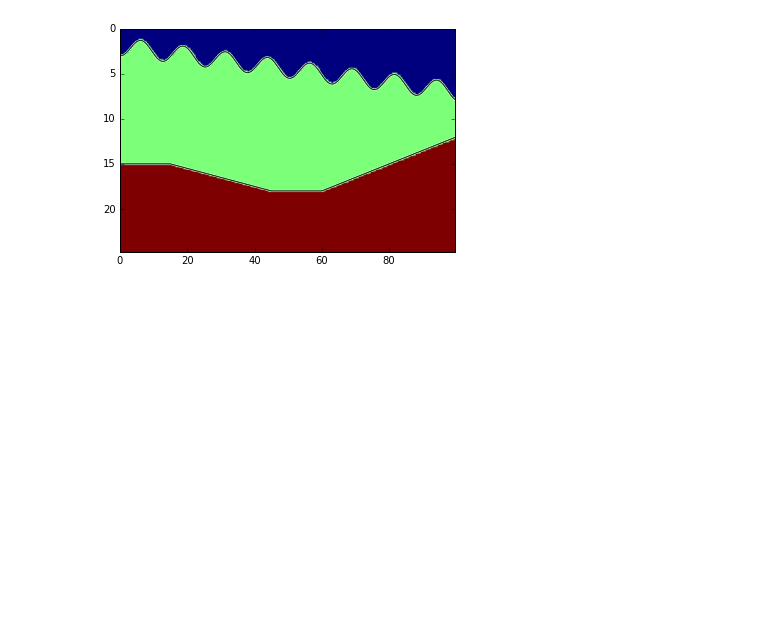
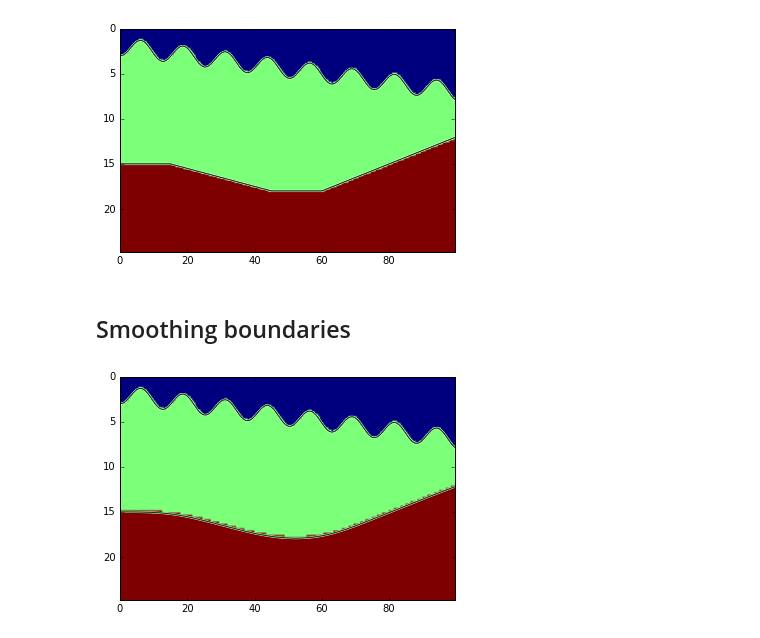
Before and after one commit to rvbelefonte/PyVM, a Jupyter notebook: examples/layer_boundaries.ipynb, the cells around one changed output. Drawn from its saved outputs; the diff is of its cells as text; code cells hidden in the pictures; blank space fills up the shorter version.

Commit message:
adds smoothing to boundary example

```diff
--- a/examples/layer_boundaries.ipynb
+++ b/examples/layer_boundaries.ipynb
@@ -68,3 +68,14 @@ vm.define_constant_layer_velocity(1, 2.5)
 vm.plot()
 # %% [output]
 [figure]
+# %% [markdown]
+## Smoothing boundaries
+# %%
+vm.smooth_interface(1, nwin=50)
+
+vm.define_constant_layer_velocity(1, 2.5)
+vm.define_constant_layer_velocity(2, 3.5)
+
+vm.plot()
+# %% [output]
+[figure, added]
```
